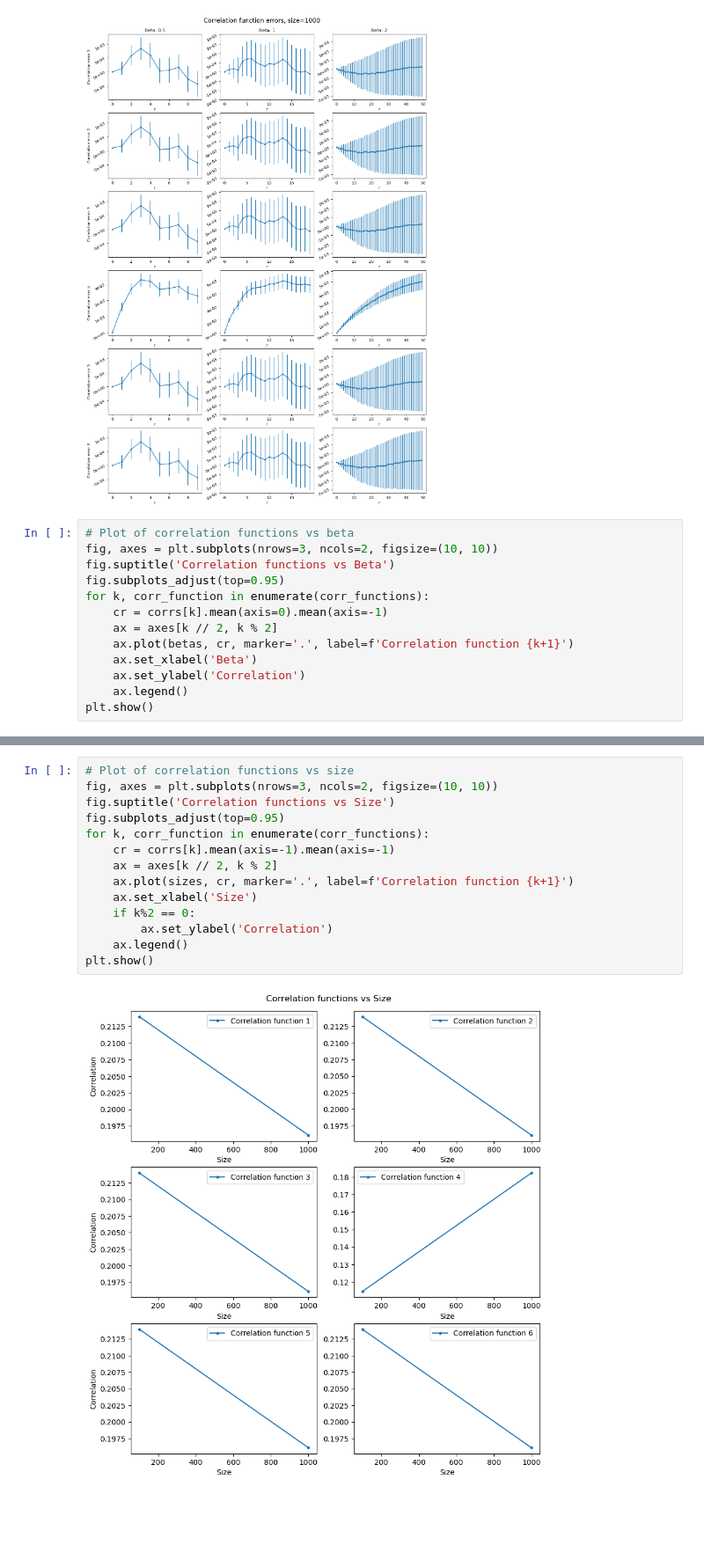
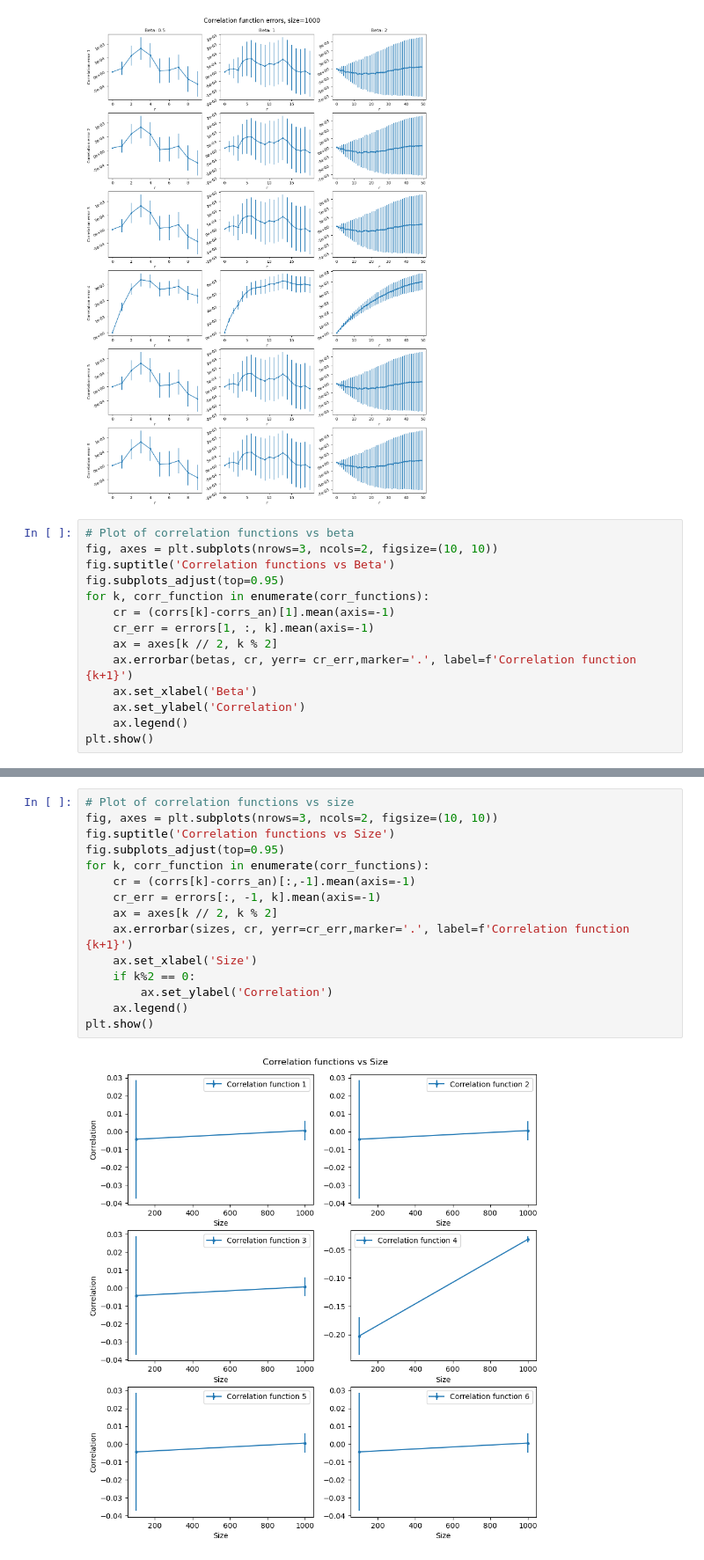
Before and after one commit to shivom-gupta/Thesis, a Jupyter notebook: corr_funcs.ipynb, the cells around one changed output, grey strips where cells are left out. Shown at 88% size. Drawn from its saved outputs; the diff is of its cells as text; blank space fills up the shorter version.

```diff
--- a/corr_funcs.ipynb
+++ b/corr_funcs.ipynb
@@ -127,9 +121,10 @@ fig, axes = plt.subplots(nrows=3, ncols=2, figsize=(10, 10))
 fig.suptitle('Correlation functions vs Beta')
 fig.subplots_adjust(top=0.95)
 for k, corr_function in enumerate(corr_functions):
-    cr = corrs[k].mean(axis=0).mean(axis=-1)
+    cr = (corrs[k]-corrs_an)[1].mean(axis=-1)
+    cr_err = errors[1, :, k].mean(axis=-1)
     ax = axes[k // 2, k % 2]
-    ax.plot(betas, cr, marker='.', label=f'Correlation function {k+1}')
+    ax.errorbar(betas, cr, yerr= cr_err,marker='.', label=f'Correlation function {k+1}')
     ax.set_xlabel('Beta')
     ax.set_ylabel('Correlation')
     ax.legend()
@@ -139,16 +134,17 @@ plt.show()
 # %%
 # Plot of correlation functions vs size
 fig, axes = plt.subplots(nrows=3, ncols=2, figsize=(10, 10))
 fig.suptitle('Correlation functions vs Size')
 fig.subplots_adjust(top=0.95)
 for k, corr_function in enumerate(corr_functions):
-    cr = corrs[k].mean(axis=-1).mean(axis=-1)
+    cr = (corrs[k]-corrs_an)[:,-1].mean(axis=-1)
+    cr_err = errors[:, -1, k].mean(axis=-1)
     ax = axes[k // 2, k % 2]
-    ax.plot(sizes, cr, marker='.', label=f'Correlation function {k+1}')
+    ax.errorbar(sizes, cr, yerr=cr_err,marker='.', label=f'Correlation function {k+1}')
     ax.set_xlabel('Size')
     if k%2 == 0:
         ax.set_ylabel('Correlation')
     ax.legend()
 plt.show()
 # %% [output]
-[figure, old version]
+[figure, new version]
```
Also changed, not shown: parts of 2 cells of this notebook, 1 other file.
